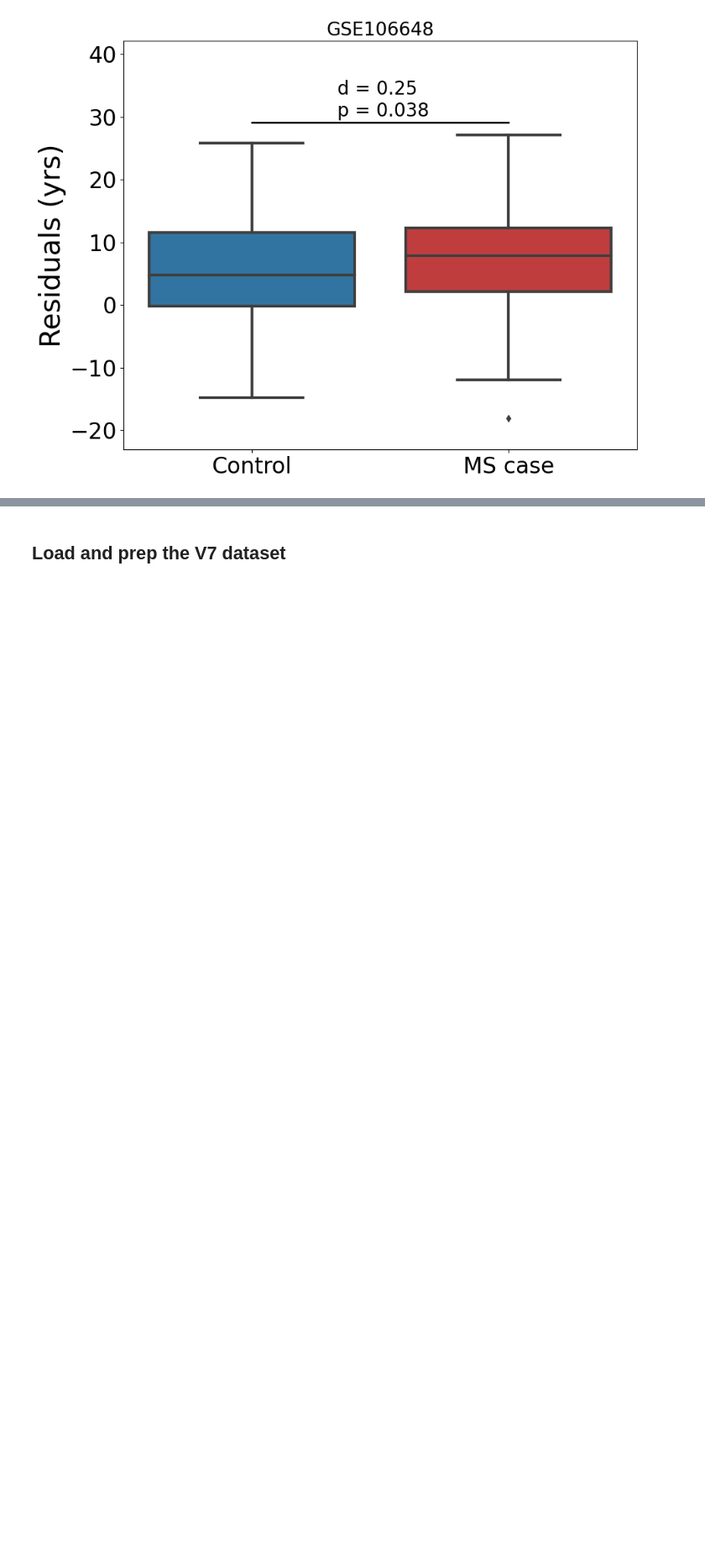
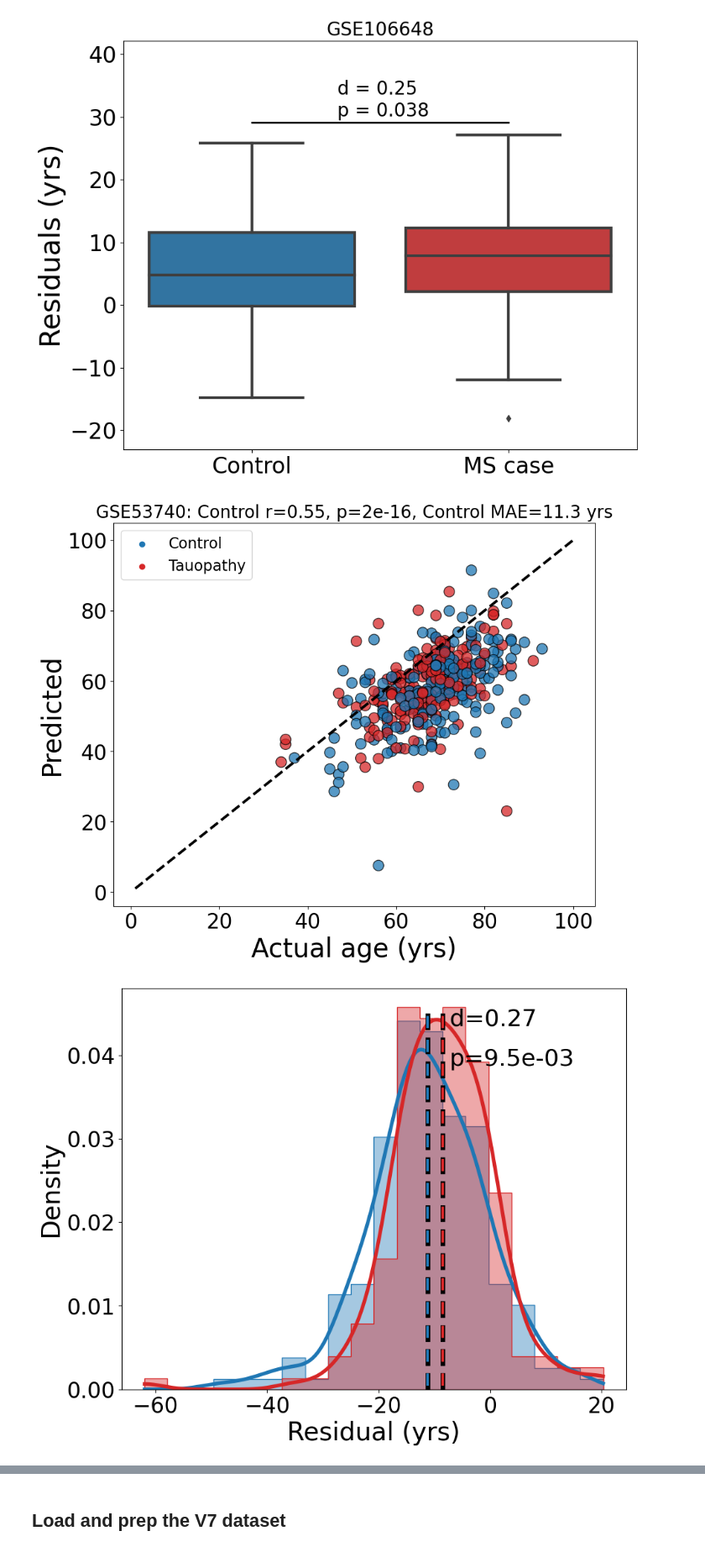
Before and after one commit to SkinnerCM/conboy-laboratory, a Jupyter notebook: dnam-clocks/mFSS-clock/notebooks/Generate figures/Generate Figure 4, supplementary figures 4-6 and supplementary tables 3-7.ipynb, the cells around one changed output, grey strips where cells are left out. Shown at 84% size. Drawn from its saved outputs; the diff is of its cells as text; code cells hidden in the pictures; blank space fills up the shorter version.

Commit message:
add supp fig. 5 plot e

```diff
--- a/dnam-clocks/mFSS-clock/notebooks/Generate figures/Generate Figure 4, supplementary figures 4-6 and supplementary tables 3-7.ipynb
+++ b/dnam-clocks/mFSS-clock/notebooks/Generate figures/Generate Figure 4, supplementary figures 4-6 and supplementary tables 3-7.ipynb
@@ -269,3 +269,9 @@ fig4_plots(ms, ms_meta,art_shift_mfss_model,
 [figure]
 [figure]
 [figure]
+# %%
+fig4_plots(tau, tau_meta,art_shift_mfss_model,
+           art_shift_mfss_selection,d_shift,"Tauopathy", flag=True)
+# %% [output]
+[figure, added]
+[figure, added]
```
Also changed, not shown: parts of 1 cell of this notebook.
